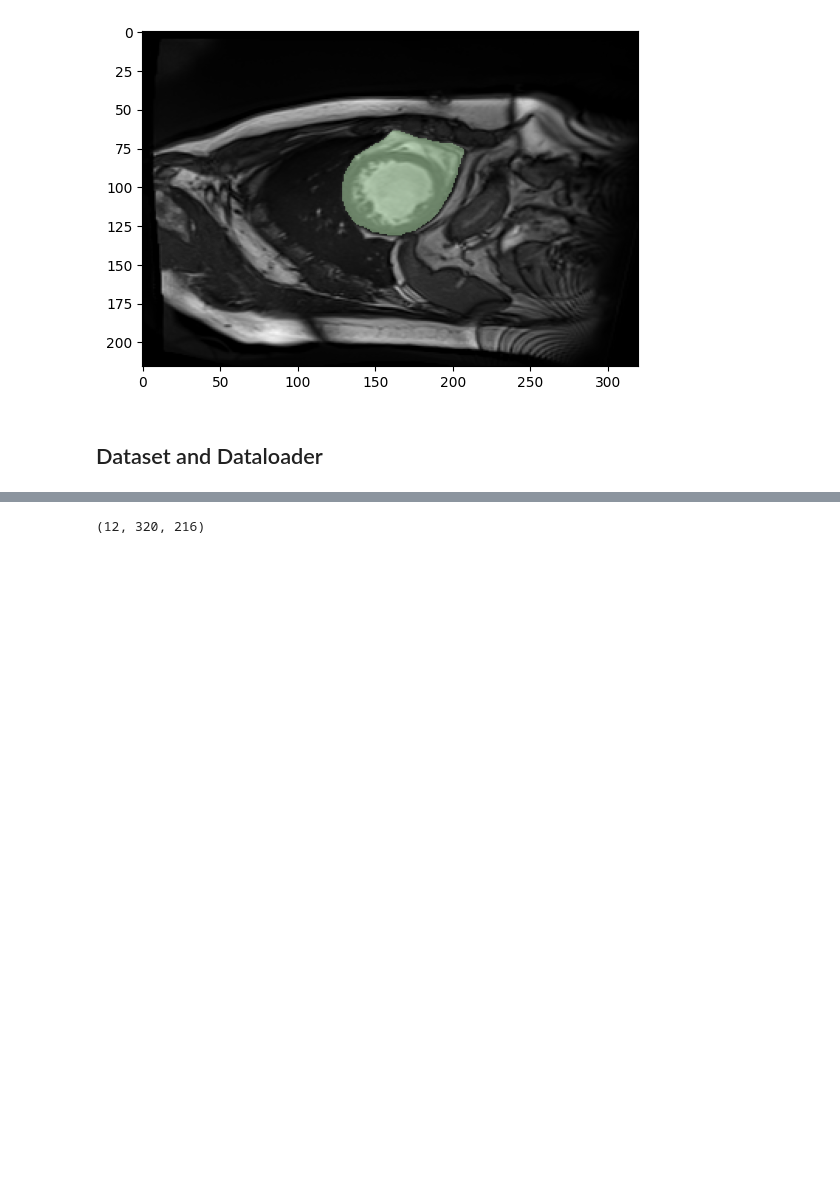
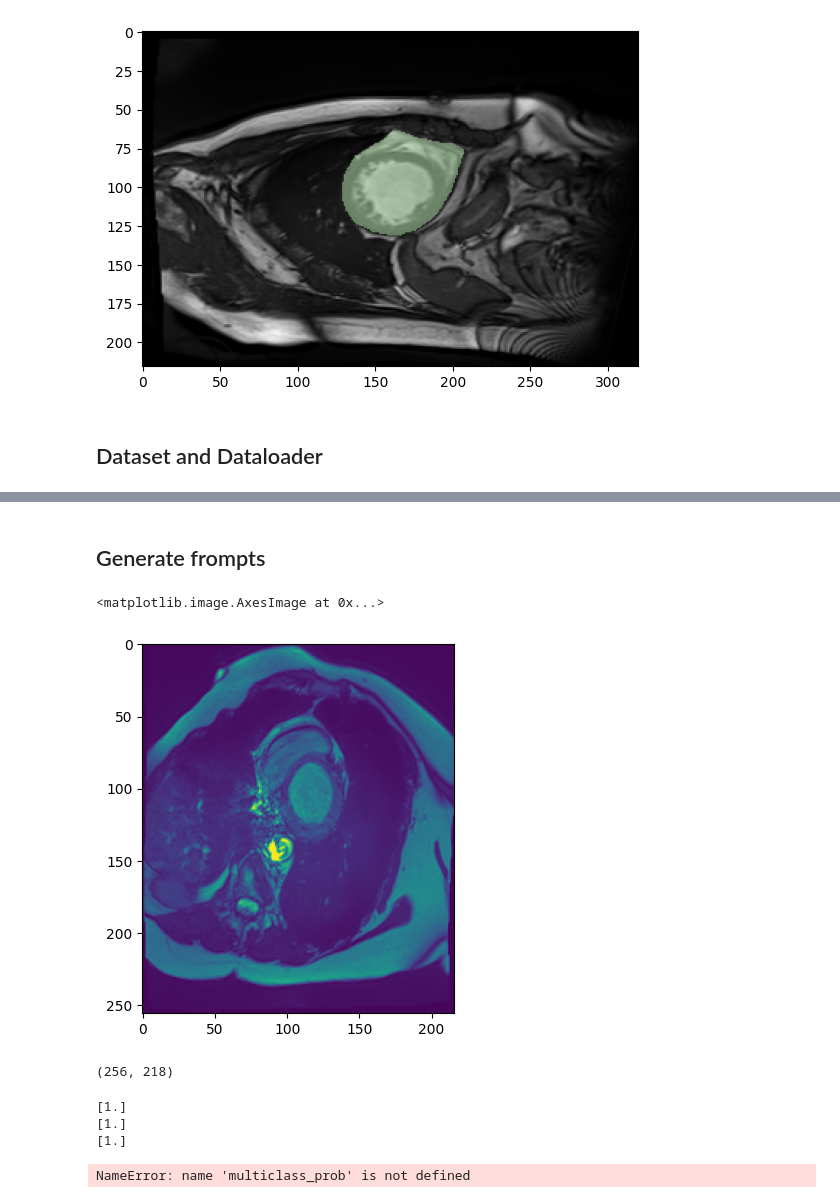
Before and after one commit to ThanhNguyen140/SAM_evaluation, a Jupyter notebook: thanh/sam_thanh.ipynb, the cells around one changed output, grey strips where cells are left out. Drawn from its saved outputs; the diff is of its cells as text; code cells hidden in the pictures; blank space fills up the shorter version.

```diff
--- a/thanh/sam_thanh.ipynb
+++ b/thanh/sam_thanh.ipynb
@@ -644,4 +607,2 @@ new_image = image.reshape(image.shape[2],image.shape[1],image.shape[0])
-# %%
-new_image.shape
-# %% [output]
-(12, 320, 216)
+# %% [markdown]
+## Generate frompts
@@ -647,0 +647,12 @@ new_image.shape
+# %%
+image = gzip_file("/Users/Thanh/master/Visualization_lab/SAM/database/preprocess/images.npy.gz","r")
+gt= gzip_file("/Users/Thanh/master/Visualization_lab/SAM/database/preprocess/ground_truth.npy.gz","r")
+# %%
+plt.imshow(image[10,:,:])
+# %% [output]
+<matplotlib.image.AxesImage at 0x...>
+[figure, added]
+# %%
+image[1,:,:].shape
+# %% [output]
+(256, 218)
@@ -647,0 +667,7 @@ new_image.shape
+# %%
+mask = generate_masks(embedding,gt[1,:,:],1,1,1)
+# %% [output]
+[1.]
+[1.]
+[1.]
+NameError: name 'multiclass_prob' is not defined
```
Also changed, not shown: parts of 9 cells of this notebook, 7 other files.
